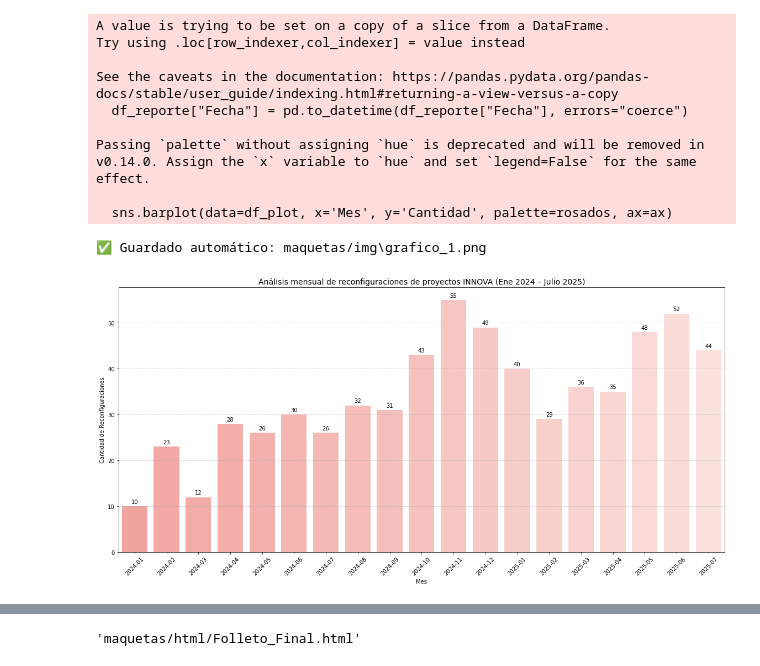
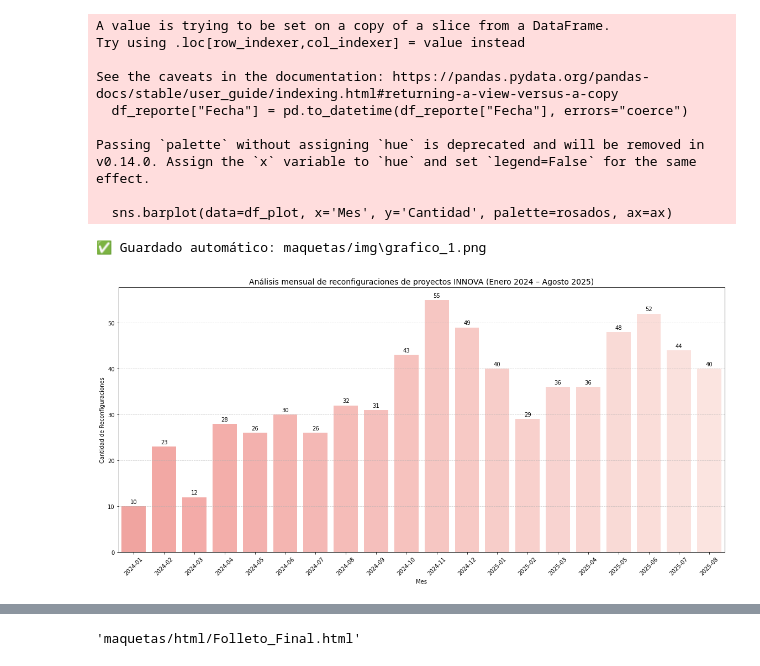
Before and after one commit to InnovaChile/reporteria_reconfiguraciones, a Jupyter notebook: reporte_reconfiguraciones.ipynb, the cells around one changed output, grey strips where cells are left out. Saved outputs shown, nothing was run; the diff lists cells and outputs as text; code cells hidden in the pictures.

```diff
--- a/reporte_reconfiguraciones.ipynb
+++ b/reporte_reconfiguraciones.ipynb
@@ -128,6 +129,7 @@ df = df[df["Nombre_Ejecutivo_Técnico"].isin([
     "ALEJANDRO  LEMUS",
     "JAIME TORRES MUÑOZ",
     "ANDRES SALVADOR LEAL VILCHES",
+    "MARIA BELEN RAMIREZ BUNSTER"
 ])]
 # %%
 # resetea el indice al dataframe df
@@ -254,0 +240,7 @@ See the caveats in the documentation: https://pandas.pydata.org/pandas-docs/stab
+# %%
+# Se carga base  de los ejecutivos espejo que reeemplazan a Paula Durán
+df_ejecutivo = pd.read_excel(
+    r"C:\Users\esteban.berrios\OneDrive - corfo.cl\Documentos - SUBDIRECCIÓN DE MEJORA CONTINUA\Configuraciones y Reconfiguraciones\Reportería reconfiguraciones\Proyectos a distribuir cartera PD 2.xlsx",
+    sheet_name="Hoja1",
+    usecols=["Código", "Nombre Ejecutivo Espejo", "Asignación Ejecutivo"]
+)
@@ -254,0 +280,21 @@ See the caveats in the documentation: https://pandas.pydata.org/pandas-docs/stab
+# %%
+"""
+# Explicación:
+Este bloque de código asigna los ejecutivos finales a los proyectos específicos de Paula Durán que tienen una fecha posterior al 12 de agosto de 2025,
+ utilizando un mapeo basado en un DataFrame adicional que contiene las asignaciones de ejecutivos.
+"""
+
+# Definir la fecha de corte
+fecha_corte = pd.to_datetime("2025-08-12")
+
+# Crear un diccionario {Código: Asignación Ejecutivo}
+mapa_final = df_ejecutivo.set_index("Código")["Asignación Ejecutivo"].to_dict()
+
+# Condición: proyectos de Paula + fecha posterior al 12-08-2025
+condicion_final = (
+    df_reporte["Código"].isin(proyectos_paula) &
+    (df_reporte["Fecha"] > fecha_corte)
+)
+
+# Aplicar el reemplazo con el ejecutivo final
+df_reporte.loc[condicion_final, "Nombre_Ejecutivo_Técnico"] = df_reporte.loc[condicion_final, "Código"].map(mapa_final)
@@ -282,9 +334,6 @@ df_reporte["Nombre_Ejecutivo_Técnico"] = df_reporte["Nombre_Ejecutivo_Técnico"
 
 # También podemos normalizar la situación
 df_reporte["Situación (uso interno MC)"] = df_reporte["Situación (uso interno MC)"].replace("LISTA", "FINALIZADA")
-
-# eLIMINAR LA COLUMNA "NOMBRE EJECUTIVO TÉCNICO ORIGINAL"
-df_reporte.drop(columns=["Nombre_Ejecutivo_Técnico_Original"], inplace=True)
 # %% [output]
 A value is trying to be set on a copy of a slice from a DataFrame.
 Try using .loc[row_indexer,col_indexer] = value instead
@@ -465,7 +517,7 @@ Se observa un patrón oscilante a lo largo del período, con alzas pronunciadas
 # --- Preparar datos
 df_reporte["Fecha"] = pd.to_datetime(df_reporte["Fecha"], errors="coerce")
 df_reporte = df_reporte[df_reporte["Fecha"] >= "2024-01-01"]
-df_reporte = df_reporte[df_reporte["Fecha"].dt.to_period("M").astype(str) != "2025-08"]
+df_reporte = df_reporte[df_reporte["Fecha"].dt.to_period("M").astype(str) != "2025-09"]
 df_reporte['Mes'] = df_reporte['Fecha'].dt.to_period('M').astype(str)
 
 reconfiguraciones_por_mes = df_reporte['Mes'].value_counts().sort_index()
@@ -478,35 +530,35 @@ rosados = [mcolors.to_hex(tuple(min(1, c + i * 0.015) for c in base_color)) for
 
 # --- Graficar
 fig, ax = plt.subplots(figsize=(16, 8))
 sns.barplot(data=df_plot, x='Mes', y='Cantidad', palette=rosados, ax=ax)
 
 # Etiquetas
 for container in ax.containers:
     ax.bar_label(container, fmt='%d', label_type='edge', padding=3)
 
 # Títulos y estilo
-plt.title("Análisis mensual de reconfiguraciones de proyectos INNOVA (Ene 2024 – Julio 2025)", fontsize=14)
+plt.title("Análisis mensual de reconfiguraciones de proyectos INNOVA (Enero 2024 – Agosto 2025)", fontsize=14)
 plt.xlabel("Mes")
 plt.ylabel("Cantidad de Reconfiguraciones")
 plt.xticks(rotation=45)
 plt.grid(axis='y', linestyle='--', alpha=0.6)
 plt.tight_layout()
 
 # ✅ Guardar gráfico
 guardar_grafico(fig, 1)
 plt.show()
 # %% [output]
 A value is trying to be set on a copy of a slice from a DataFrame.
 Try using .loc[row_indexer,col_indexer] = value instead
 
 See the caveats in the documentation: https://pandas.pydata.org/pandas-docs/stable/user_guide/indexing.html#returning-a-view-versus-a-copy
   df_reporte["Fecha"] = pd.to_datetime(df_reporte["Fecha"], errors="coerce")
 
 Passing `palette` without assigning `hue` is deprecated and will be removed in v0.14.0. Assign the `x` variable to `hue` and set `legend=False` for the same effect.
 
   sns.barplot(data=df_plot, x='Mes', y='Cantidad', palette=rosados, ax=ax)
 ✅ Guardado automático: maquetas/img\grafico_1.png
-[figure, old version]
+[figure, new version]
 # %% [markdown]
 ### 2-. **Reconfiguraciones por mes y por instrumento**
 
```
Also changed, not shown: parts of 38 cells of this notebook, 15 other files.
